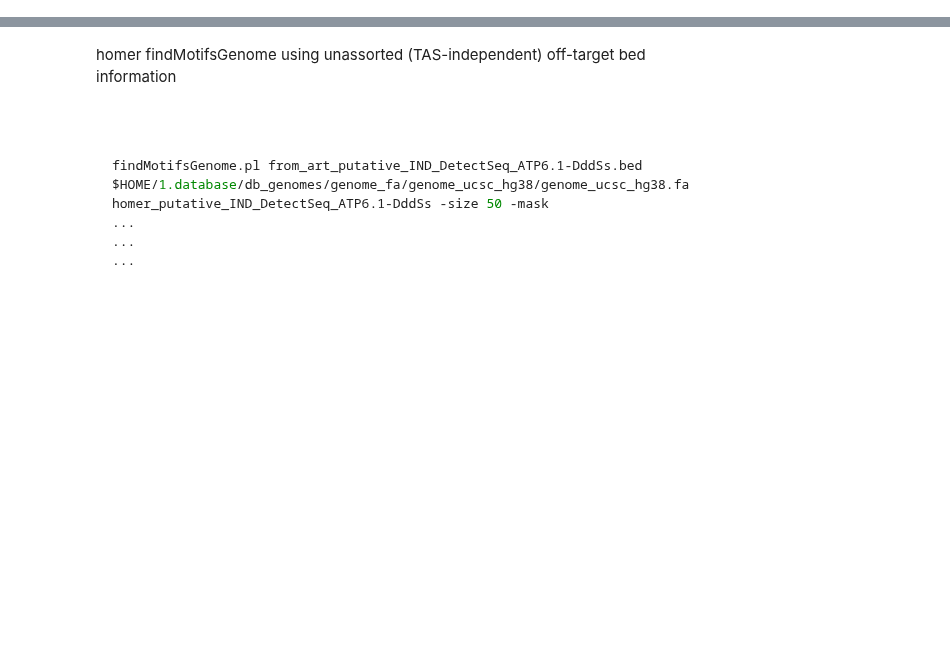
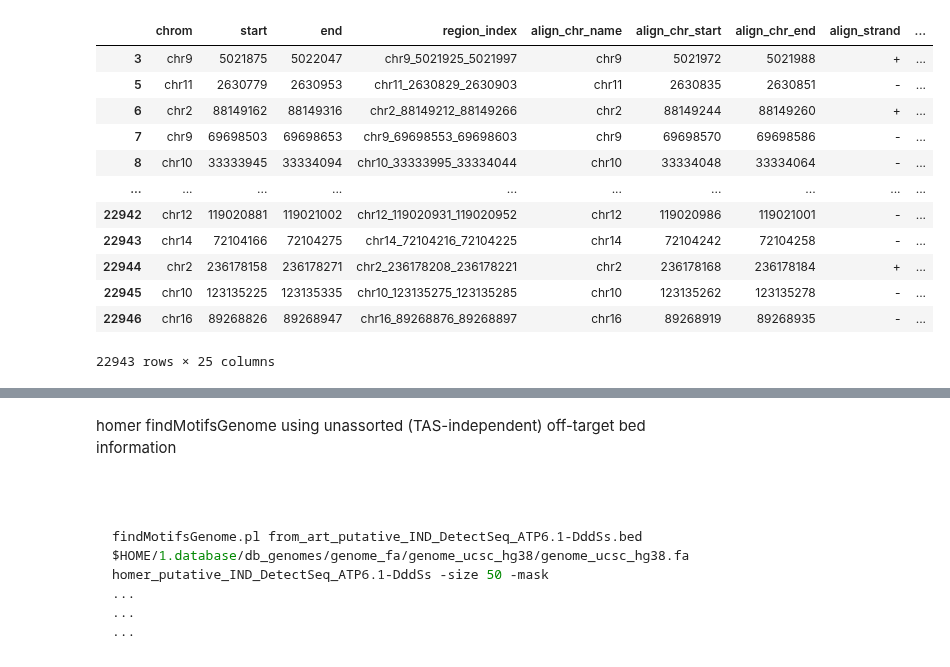
Before and after one commit to hermanzhaozzzz/snakepipes_detect-seq, a Jupyter notebook: step.11.Off-target_Unassorted_analysis.ipynb, the cells around one changed output, grey strips where cells are left out. Saved outputs shown, nothing was run; the diff lists cells and outputs as text; code cells hidden in the pictures; blank space fills up the shorter version.

```diff
--- a/step.11.Off-target_Unassorted_analysis.ipynb
+++ b/step.11.Off-target_Unassorted_analysis.ipynb
@@ -7,0 +534,17 @@ df_arts_unassorted
+# %%
+df_arts_unassorted_add_seq = df_arts_unassorted_add_seq.query('~`TAS-Dep_stat`.str.contains("on-target")')
+df_arts_unassorted_add_seq
+# %% [output]
+|  | chrom | start | end | region_index | align_chr_name | align_chr_start | align_chr_end | align_strand | ... |
+| 3 | chr9 | 5021875 | 5022047 | chr9_5021925_5021997 | chr9 | 5021972 | 5021988 | + | ... |
+| 5 | chr11 | 2630779 | 2630953 | chr11_2630829_2630903 | chr11 | 2630835 | 2630851 | - | ... |
+| 6 | chr2 | 88149162 | 88149316 | chr2_88149212_88149266 | chr2 | 88149244 | 88149260 | + | ... |
+| 7 | chr9 | 69698503 | 69698653 | chr9_69698553_69698603 | chr9 | 69698570 | 69698586 | - | ... |
+| 8 | chr10 | 33333945 | 33334094 | chr10_33333995_33334044 | chr10 | 33334048 | 33334064 | - | ... |
+| ... | ... | ... | ... | ... | ... | ... | ... | ... | ... |
+| 22942 | chr12 | 119020881 | 119021002 | chr12_119020931_119020952 | chr12 | 119020986 | 119021001 | - | ... |
+| 22943 | chr14 | 72104166 | 72104275 | chr14_72104216_72104225 | chr14 | 72104242 | 72104258 | - | ... |
+| 22944 | chr2 | 236178158 | 236178271 | chr2_236178208_236178221 | chr2 | 236178168 | 236178184 | + | ... |
+| 22945 | chr10 | 123135225 | 123135335 | chr10_123135275_123135285 | chr10 | 123135262 | 123135278 | - | ... |
+| 22946 | chr16 | 89268826 | 89268947 | chr16_89268876_89268897 | chr16 | 89268919 | 89268935 | - | ... |
+22943 rows × 25 columns
```
Also changed, not shown: parts of 48 cells of this notebook.
